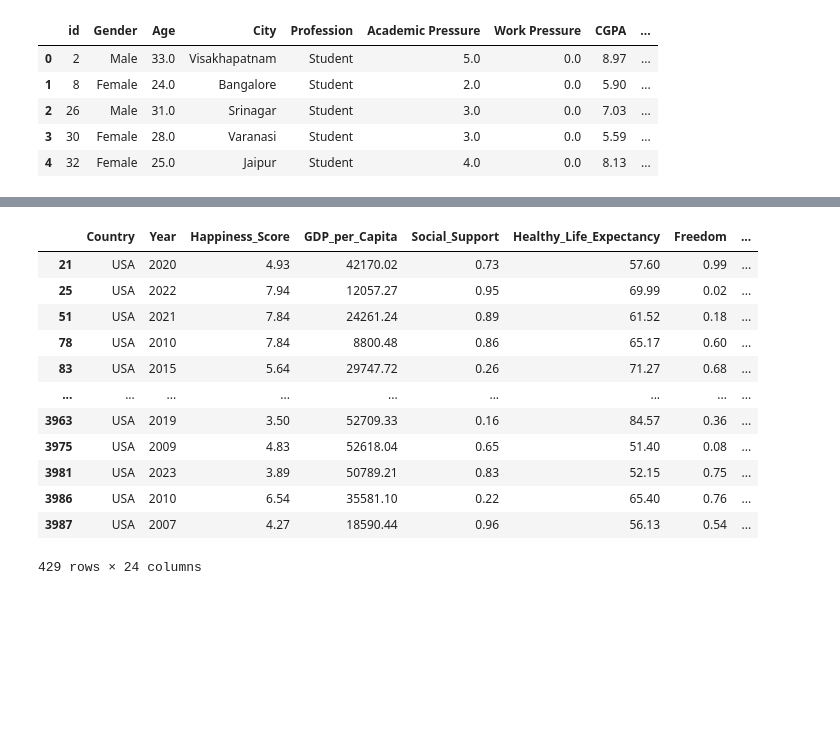
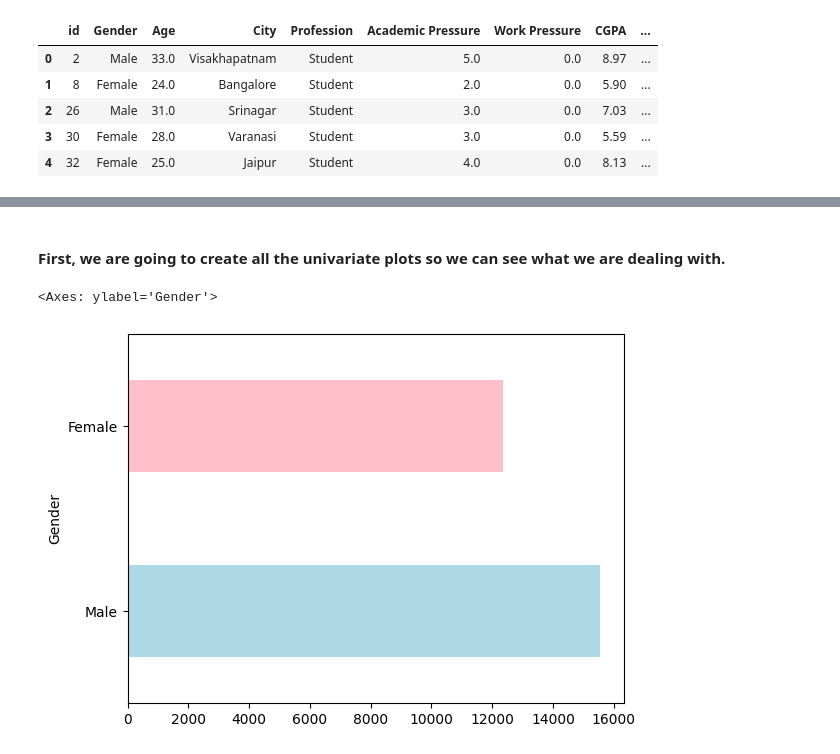
Before and after one commit to PhysicsBen/carthage-lecture-2025, a Jupyter notebook: data_vis/data_vis.ipynb, the cells around one changed output, grey strips where cells are left out. Saved outputs shown, nothing was run; the diff lists cells and outputs as text; code cells hidden in the pictures; blank space fills up the shorter version.

```diff
--- a/data_vis/data_vis.ipynb
+++ b/data_vis/data_vis.ipynb
@@ -12,33 +14,33 @@ import kagglehub
 # %%
 datasets = []
 #adult depression
-datasets.append(kagglehub.dataset_download("sonawanelalitsunil/adult-depression-lghc-indicator"))
+# datasets.append(kagglehub.dataset_download("sonawanelalitsunil/adult-depression-lghc-indicator"))
 
-#mental health dataset
-datasets.append(kagglehub.dataset_download("bhavikjikadara/mental-health-dataset"))
+# #mental health dataset
+# datasets.append(kagglehub.dataset_download("bhavikjikadara/mental-health-dataset"))
 
 #student depression
 datasets.append(kagglehub.dataset_download("adilshamim8/student-depression-dataset",))
 
-#student mental health
-datasets.append(kagglehub.dataset_download("shariful07/student-mental-health"))
+# #student mental health
+# datasets.append(kagglehub.dataset_download("shariful07/student-mental-health"))
 
-#student perfromance factors
-datasets.append(kagglehub.dataset_download("lainguyn123/student-performance-factors"))
+# #student perfromance factors
+# datasets.append(kagglehub.dataset_download("lainguyn123/student-performance-factors"))
 
-#student alcohol consumption
-datasets.append(kagglehub.dataset_download("uciml/student-alcohol-consumption"))
+# #student alcohol consumption
+# datasets.append(kagglehub.dataset_download("uciml/student-alcohol-consumption"))
 
-#videogame sales
-datasets.append(kagglehub.dataset_download("zahidmughal2343/video-games-sale"))
+# #videogame sales
+# datasets.append(kagglehub.dataset_download("zahidmughal2343/video-games-sale"))
 
-#math student perfromance
-datasets.append(kagglehub.dataset_download("adilshamim8/math-students"))
+# #math student perfromance
+# datasets.append(kagglehub.dataset_download("adilshamim8/math-students"))
 
-#supermarket sales
-datasets.append(kagglehub.dataset_download("aungpyaeap/supermarket-sales"))
+# #supermarket sales
+# datasets.append(kagglehub.dataset_download("aungpyaeap/supermarket-sales"))
 
-#spotify tracks
+# #spotify tracks
 datasets.append(kagglehub.dataset_download("maharshipandya/-spotify-tracks-dataset"))
 
 for dataset in datasets:
@@ -101,16 +112,7 @@ data[data.Country == 'USA'].plot(x='Year', y='Happiness_Score', kind='bar', figs
-# %%
-data[data.Country == 'USA']
-# %% [output]
-|  | Country | Year | Happiness_Score | GDP_per_Capita | Social_Support | Healthy_Life_Expectancy | Freedom | ... |
-| 21 | USA | 2020 | 4.93 | 42170.02 | 0.73 | 57.60 | 0.99 | ... |
-| 25 | USA | 2022 | 7.94 | 12057.27 | 0.95 | 69.99 | 0.02 | ... |
-| 51 | USA | 2021 | 7.84 | 24261.24 | 0.89 | 61.52 | 0.18 | ... |
-| 78 | USA | 2010 | 7.84 | 8800.48 | 0.86 | 65.17 | 0.60 | ... |
-| 83 | USA | 2015 | 5.64 | 29747.72 | 0.26 | 71.27 | 0.68 | ... |
-| ... | ... | ... | ... | ... | ... | ... | ... | ... |
-| 3963 | USA | 2019 | 3.50 | 52709.33 | 0.16 | 84.57 | 0.36 | ... |
-| 3975 | USA | 2009 | 4.83 | 52618.04 | 0.65 | 51.40 | 0.08 | ... |
-| 3981 | USA | 2023 | 3.89 | 50789.21 | 0.83 | 52.15 | 0.75 | ... |
-| 3986 | USA | 2010 | 6.54 | 35581.10 | 0.22 | 65.40 | 0.76 | ... |
-| 3987 | USA | 2007 | 4.27 | 18590.44 | 0.96 | 56.13 | 0.54 | ... |
-429 rows × 24 columns
+# %% [markdown]
+#### First, we are going to create all the univariate plots so we can see what we are dealing with.
+# %%
+data['Gender'].value_counts().plot(kind='barh', color=['lightblue', 'pink'])
+# %% [output]
+<Axes: ylabel='Gender'>
+[figure, added]
```
Also changed, not shown: parts of 30 cells of this notebook, 3 other files.
